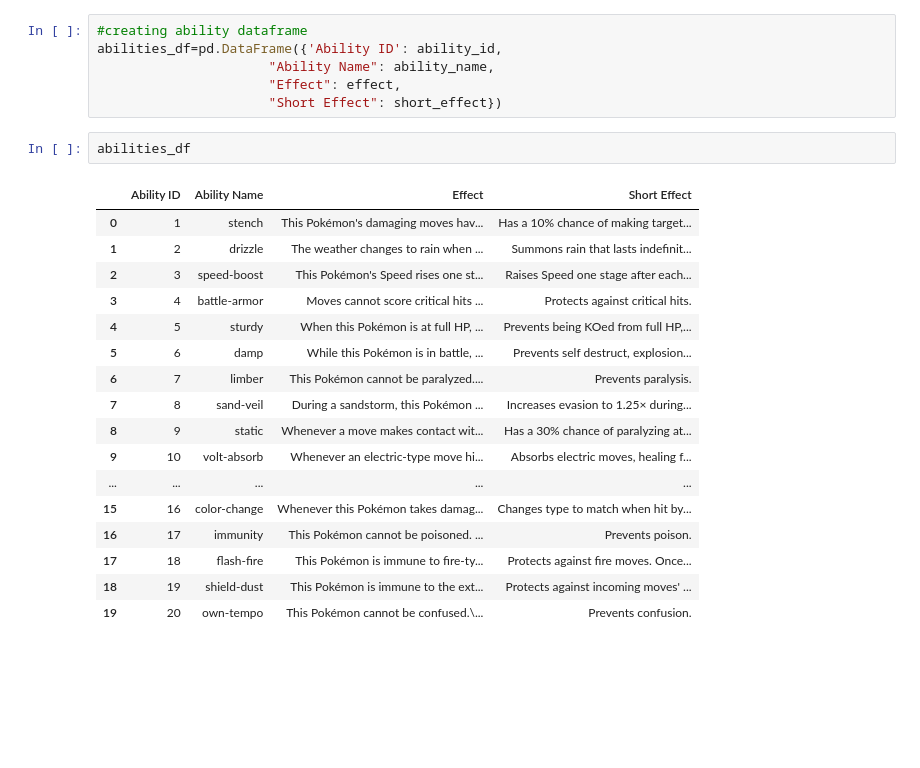
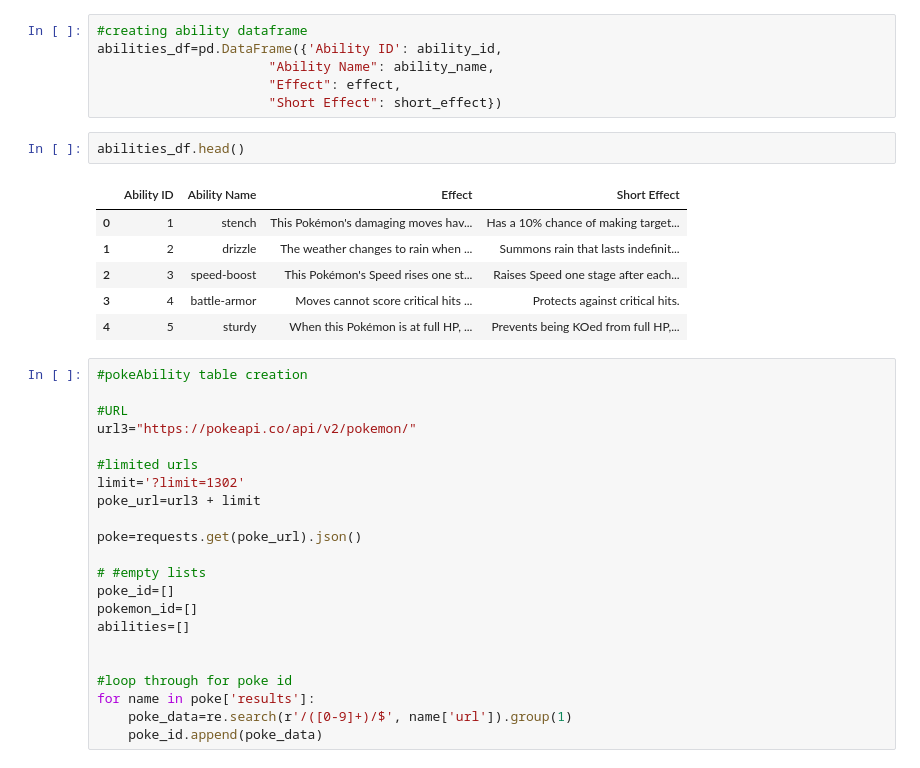
Before and after one commit to RamirezMaribel/Project_3_Group_1, a Jupyter notebook: maribel/test.ipynb, the cells around one changed output. Saved outputs shown, nothing was run; the diff lists cells and outputs as text; blank space fills up the shorter version.

```diff
--- a/maribel/test.ipynb
+++ b/maribel/test.ipynb
@@ -192,22 +191,33 @@ abilities_df=pd.DataFrame({'Ability ID': ability_id,
                       "Effect": effect,
                       "Short Effect": short_effect})
 # %%
-abilities_df
+abilities_df.head()
 # %% [output]
 |  | Ability ID | Ability Name | Effect | Short Effect |
 | 0 | 1 | stench | This Pokémon's damaging moves hav... | Has a 10% chance of making target... |
 | 1 | 2 | drizzle | The weather changes to rain when ... | Summons rain that lasts indefinit... |
 | 2 | 3 | speed-boost | This Pokémon's Speed rises one st... | Raises Speed one stage after each... |
 | 3 | 4 | battle-armor | Moves cannot score critical hits ... | Protects against critical hits. |
 | 4 | 5 | sturdy | When this Pokémon is at full HP, ... | Prevents being KOed from full HP,... |
-| 5 | 6 | damp | While this Pokémon is in battle, ... | Prevents self destruct, explosion... |
-| 6 | 7 | limber | This Pokémon cannot be paralyzed.... | Prevents paralysis. |
-| 7 | 8 | sand-veil | During a sandstorm, this Pokémon ... | Increases evasion to 1.25× during... |
-| 8 | 9 | static | Whenever a move makes contact wit... | Has a 30% chance of paralyzing at... |
-| 9 | 10 | volt-absorb | Whenever an electric-type move hi... | Absorbs electric moves, healing f... |
-| ... | ... | ... | ... | ... |
-| 15 | 16 | color-change | Whenever this Pokémon takes damag... | Changes type to match when hit by... |
-| 16 | 17 | immunity | This Pokémon cannot be poisoned. ... | Prevents poison. |
-| 17 | 18 | flash-fire | This Pokémon is immune to fire-ty... | Protects against fire moves. Once... |
-| 18 | 19 | shield-dust | This Pokémon is immune to the ext... | Protects against incoming moves' ... |
-| 19 | 20 | own-tempo | This Pokémon cannot be confused.\... | Prevents confusion. |
+# %%
+#pokeAbility table creation
+
+#URL
+url3="https://pokeapi.co/api/v2/pokemon/"
+
+#limited urls
+limit='?limit=1302'
+poke_url=url3 + limit
+
+poke=requests.get(poke_url).json()
+
+# #empty lists
+poke_id=[]
+pokemon_id=[]
+abilities=[]
+
+
+#loop through for poke id
+for name in poke['results']:
+    poke_data=re.search(r'/([0-9]+)/$', name['url']).group(1)
+    poke_id.append(poke_data)
```
Also changed, not shown: parts of 7 cells of this notebook, 3 other files.
